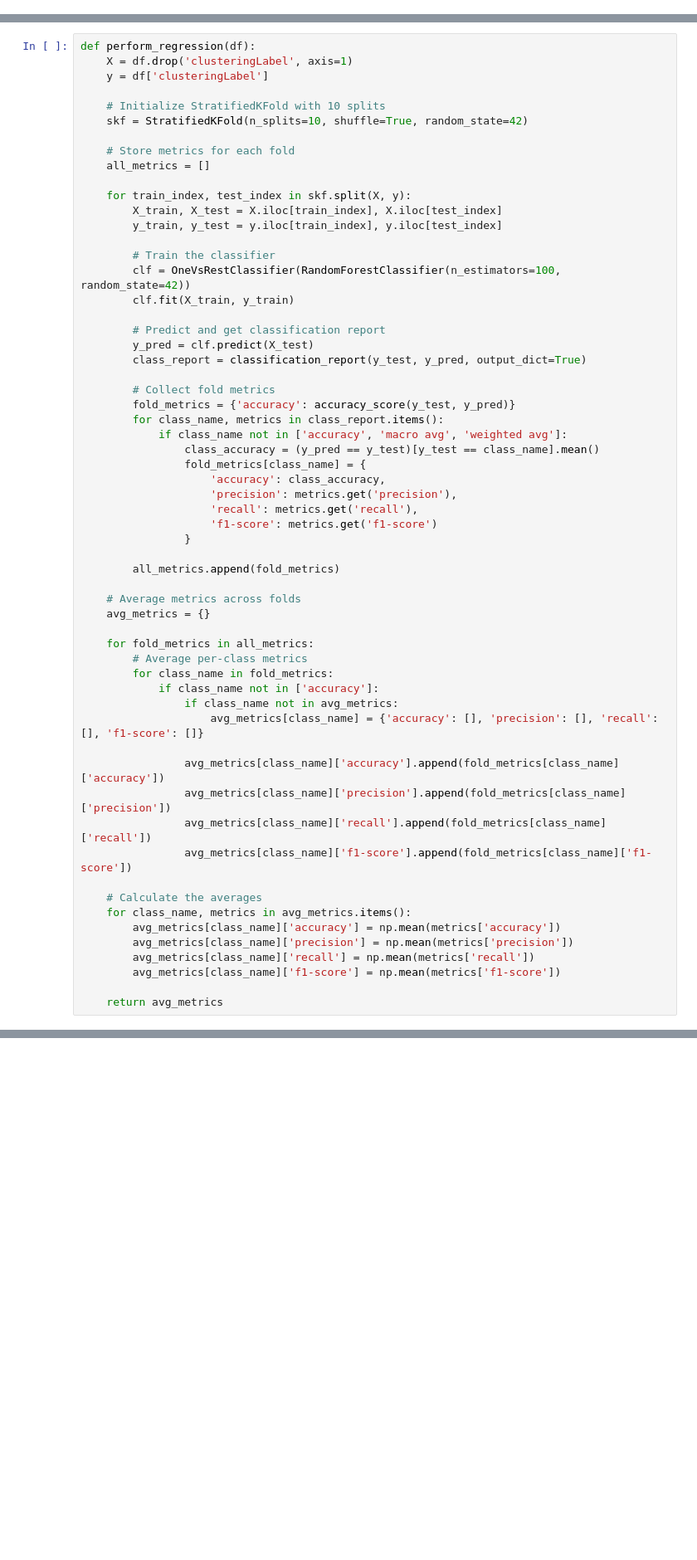
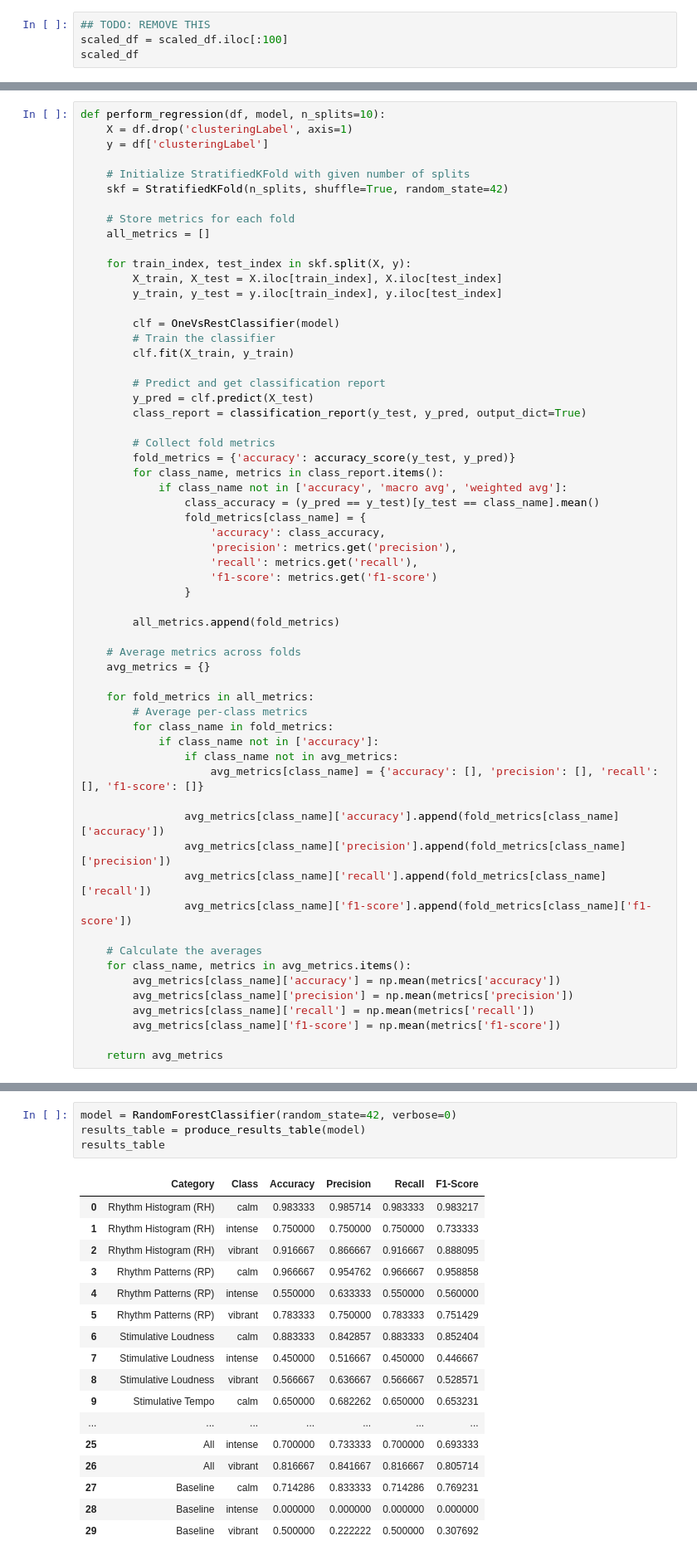
Before and after one commit to miketheofan/msc-in-data-science, a Jupyter notebook: pepmusic_assignment.ipynb, the cells around one changed output, grey strips where cells are left out. Shown: that part at 83% size. Cells and saved outputs as stored; diff of their text form; blank space fills up the shorter version.

```diff
--- a/pepmusic_assignment.ipynb
+++ b/pepmusic_assignment.ipynb
@@ -533,3 +374,7 @@ scaled_df
+# %%
+## TODO: REMOVE THIS
+scaled_df = scaled_df.iloc[:100]
+scaled_df
 # %%
 # Group columns by their prefix
 grouped_columns = {
@@ -624,12 +469,12 @@ def perform_baseline(df):
 
     return metrics
 # %%
-def perform_regression(df):
+def perform_regression(df, model, n_splits=10):
     X = df.drop('clusteringLabel', axis=1)
     y = df['clusteringLabel']
 
-    # Initialize StratifiedKFold with 10 splits
-    skf = StratifiedKFold(n_splits=10, shuffle=True, random_state=42)
+    # Initialize StratifiedKFold with given number of splits
+    skf = StratifiedKFold(n_splits, shuffle=True, random_state=42)
 
     # Store metrics for each fold
     all_metrics = []
@@ -638,8 +483,8 @@ def perform_regression(df):
         X_train, X_test = X.iloc[train_index], X.iloc[test_index]
         y_train, y_test = y.iloc[train_index], y.iloc[test_index]
 
+        clf = OneVsRestClassifier(model)
         # Train the classifier
-        clf = OneVsRestClassifier(RandomForestClassifier(n_estimators=100, random_state=42))
         clf.fit(X_train, y_train)
 
         # Predict and get classification report
@@ -740,0 +570,22 @@ results_table
+# %%
+model = RandomForestClassifier(random_state=42, verbose=0)
+results_table = produce_results_table(model)
+results_table
+# %% [output]
+|  | Category | Class | Accuracy | Precision | Recall | F1-Score |
+| 0 | Rhythm Histogram (RH) | calm | 0.983333 | 0.985714 | 0.983333 | 0.983217 |
+| 1 | Rhythm Histogram (RH) | intense | 0.750000 | 0.750000 | 0.750000 | 0.733333 |
+| 2 | Rhythm Histogram (RH) | vibrant | 0.916667 | 0.866667 | 0.916667 | 0.888095 |
+| 3 | Rhythm Patterns (RP) | calm | 0.966667 | 0.954762 | 0.966667 | 0.958858 |
+| 4 | Rhythm Patterns (RP) | intense | 0.550000 | 0.633333 | 0.550000 | 0.560000 |
+| 5 | Rhythm Patterns (RP) | vibrant | 0.783333 | 0.750000 | 0.783333 | 0.751429 |
+| 6 | Stimulative Loudness | calm | 0.883333 | 0.842857 | 0.883333 | 0.852404 |
+| 7 | Stimulative Loudness | intense | 0.450000 | 0.516667 | 0.450000 | 0.446667 |
+| 8 | Stimulative Loudness | vibrant | 0.566667 | 0.636667 | 0.566667 | 0.528571 |
+| 9 | Stimulative Tempo | calm | 0.650000 | 0.682262 | 0.650000 | 0.653231 |
+| ... | ... | ... | ... | ... | ... | ... |
+| 25 | All | intense | 0.700000 | 0.733333 | 0.700000 | 0.693333 |
+| 26 | All | vibrant | 0.816667 | 0.841667 | 0.816667 | 0.805714 |
+| 27 | Baseline | calm | 0.714286 | 0.833333 | 0.714286 | 0.769231 |
+| 28 | Baseline | intense | 0.000000 | 0.000000 | 0.000000 | 0.000000 |
+| 29 | Baseline | vibrant | 0.500000 | 0.222222 | 0.500000 | 0.307692 |
```
Also changed, not shown: parts of 27 cells of this notebook.
